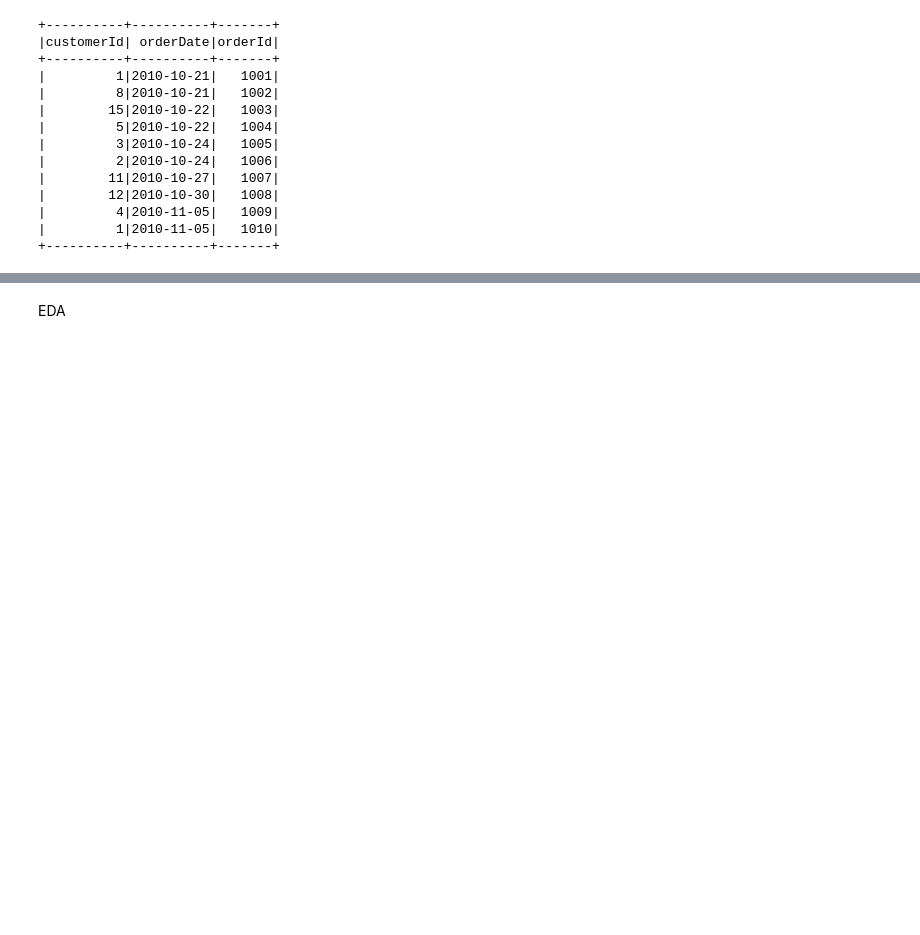
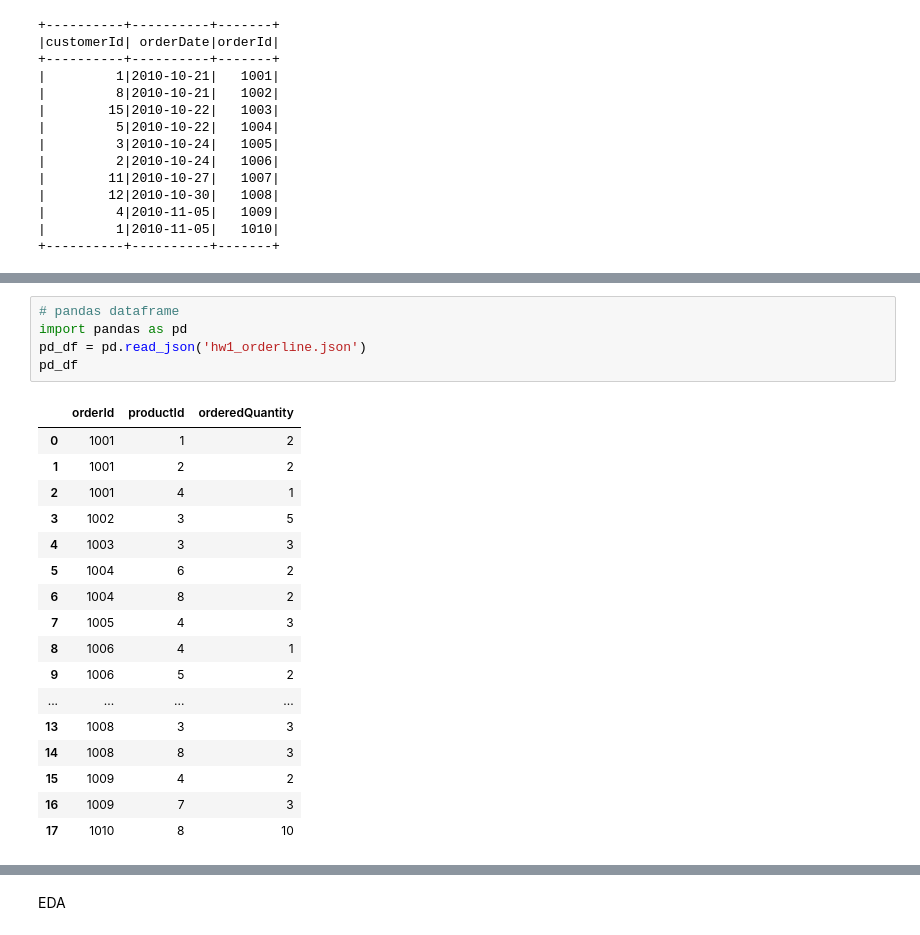
Before and after one commit to Ch256981/IMLP347, a Jupyter notebook: HW1_Ko_I_Hung.ipynb, the cells around one changed output, grey strips where cells are left out. Drawn from its saved outputs; the diff is of its cells as text; blank space fills up the shorter version.

```diff
--- a/HW1_Ko_I_Hung.ipynb
+++ b/HW1_Ko_I_Hung.ipynb
@@ -150,0 +175,23 @@ sp_df.show()
+# %%
+# pandas dataframe
+import pandas as pd
+pd_df = pd.read_json('hw1_orderline.json')
+pd_df
+# %% [output]
+|  | orderId | productId | orderedQuantity |
+| 0 | 1001 | 1 | 2 |
+| 1 | 1001 | 2 | 2 |
+| 2 | 1001 | 4 | 1 |
+| 3 | 1002 | 3 | 5 |
+| 4 | 1003 | 3 | 3 |
+| 5 | 1004 | 6 | 2 |
+| 6 | 1004 | 8 | 2 |
+| 7 | 1005 | 4 | 3 |
+| 8 | 1006 | 4 | 1 |
+| 9 | 1006 | 5 | 2 |
+| ... | ... | ... | ... |
+| 13 | 1008 | 3 | 3 |
+| 14 | 1008 | 8 | 3 |
+| 15 | 1009 | 4 | 2 |
+| 16 | 1009 | 7 | 3 |
+| 17 | 1010 | 8 | 10 |
```
Also changed, not shown: parts of 22 cells of this notebook.
